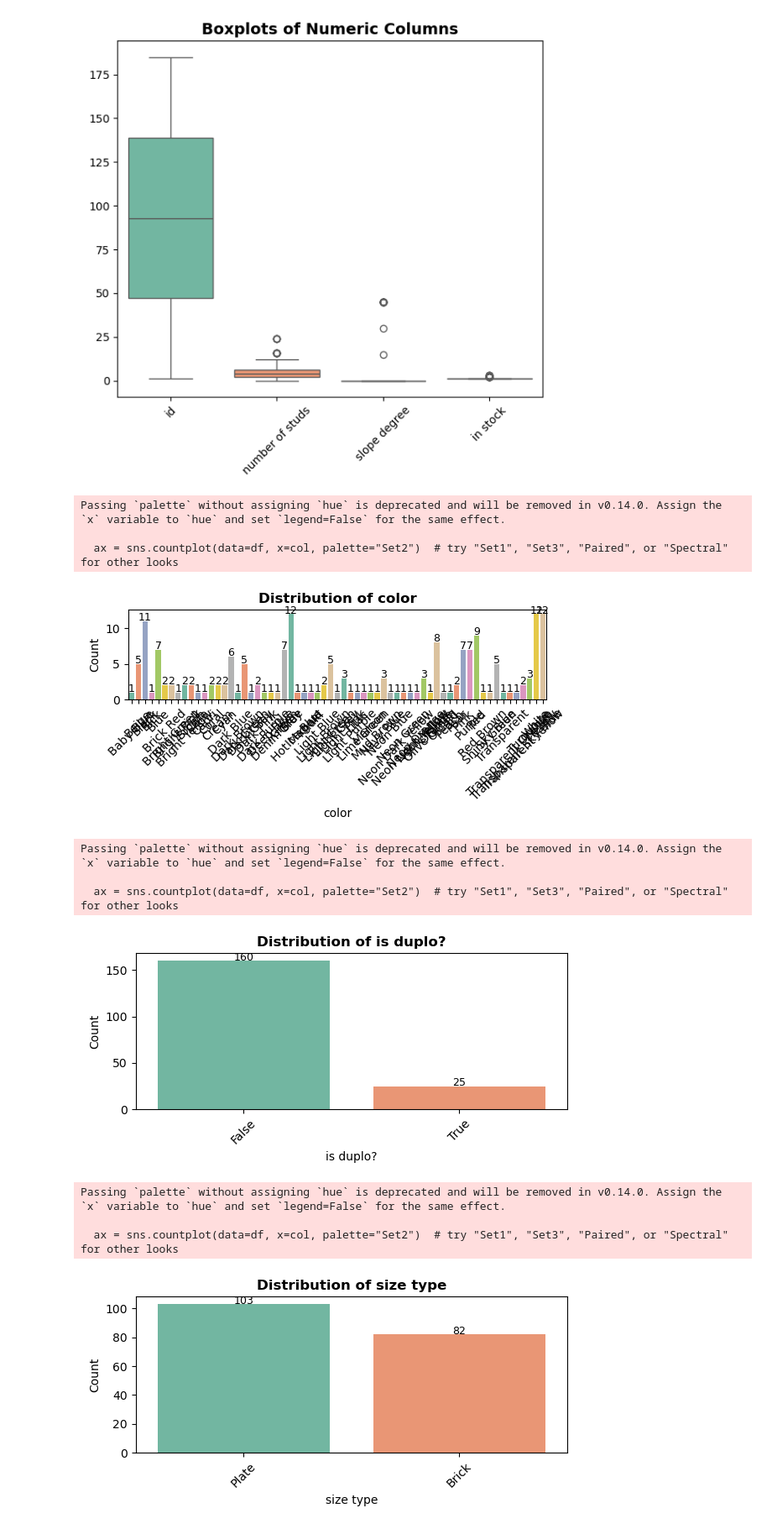
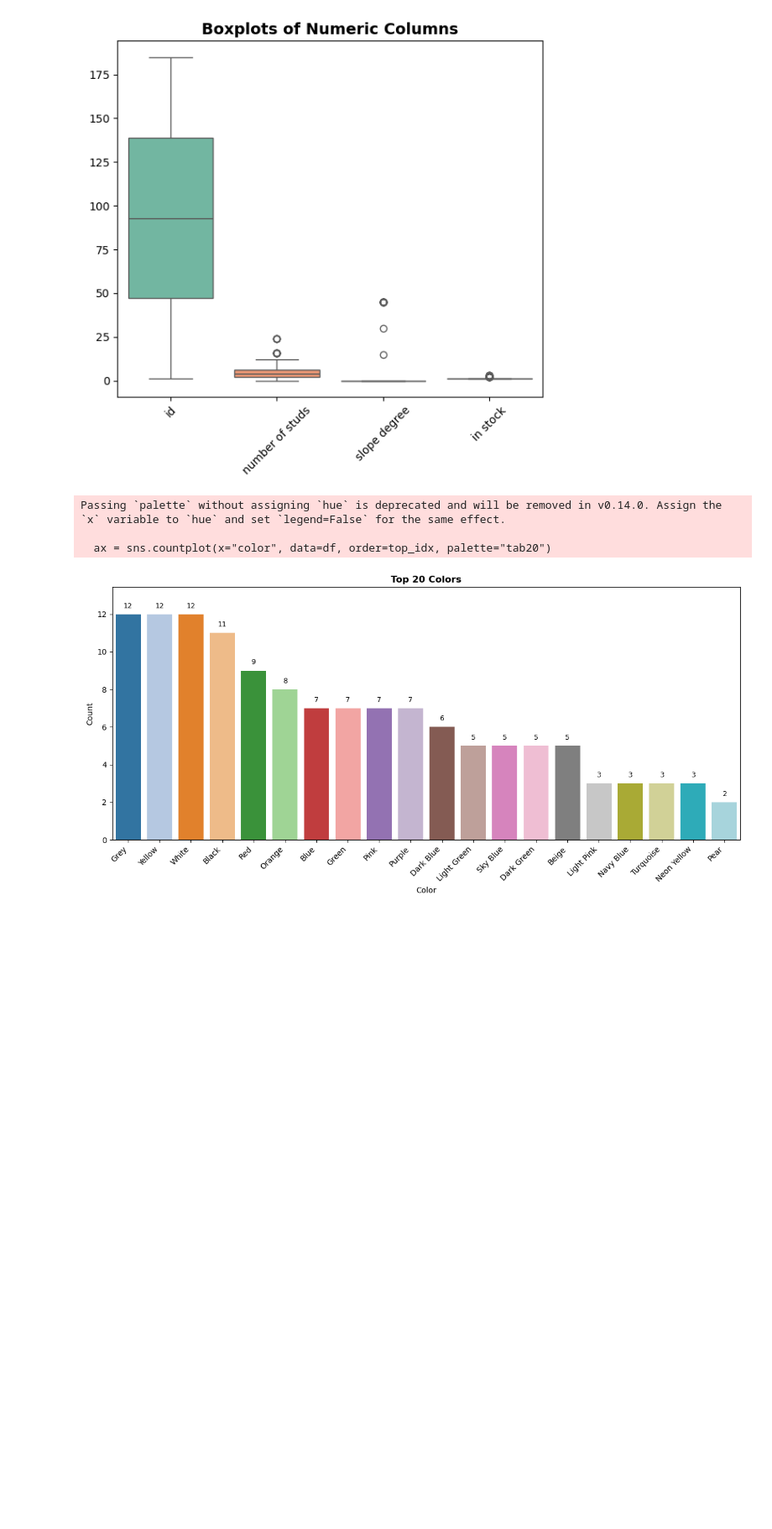
Before and after one commit to Titaniel3/ASDA_2025_Group_1_Portfolio_new, a Jupyter notebook: notebooks/week_03_group_1_notebook.ipynb, the cells around one changed output. Shown at 84% size. Cells and saved outputs as stored; diff of their text form; code cells hidden in the pictures; blank space fills up the shorter version.

Commit message:
plots updated

```diff
--- a/notebooks/week_03_group_1_notebook.ipynb
+++ b/notebooks/week_03_group_1_notebook.ipynb
@@ -647,35 +647,38 @@ plt.show()
 [figure]
 [figure]
 # %%
-cat_cols = df.select_dtypes(include=['object', 'bool']).columns
+# Get only the color distribution
+counts = df["color"].value_counts(dropna=True)
+n_unique = counts.size
 
-# Plot colorful barplots for each categorical column
-for col in cat_cols:
-    plt.figure(figsize=(6, 3))
-    ax = sns.countplot(data=df, x=col, palette="Set2")  # try "Set1", "Set3", "Paired", or "Spectral" for other looks
-    plt.title(f"Distribution of {col}", fontsize=12, fontweight='bold')
-    plt.xticks(rotation=45)
-    plt.xlabel(col, fontsize=10)
-    plt.ylabel("Count", fontsize=10)
+# Show top 20 colors
+top_n = 20
+top_idx = counts.index[:top_n]
+top_counts = counts.loc[top_idx]
+max_count = top_counts.max()
 
-    # Add value labels on top of bars
-    for p in ax.patches:
-        height = p.get_height()
-        ax.text(p.get_x() + p.get_width()/2., height + 0.1,
-                f'{int(height)}', ha="center", fontsize=9)
+# Create the plot
+plt.figure(figsize=(12, 6))
+ax = sns.countplot(x="color", data=df, order=top_idx, palette="tab20")
+plt.title(f"Top {min(top_n, n_unique)} Colors", fontsize=12, fontweight="bold")
+plt.xlabel("Color", fontsize=10)
+plt.ylabel("Count", fontsize=10)
+plt.xticks(rotation=45, ha="right")
 
-    plt.tight_layout()
-    plt.show()
+# Ensure some room above the tallest bar
+ax.set_ylim(0, max_count * 1.12)
+
+# Annotate counts on top of bars
+offset = max_count * 0.02  # smaller offset for closer labels
+for p in ax.patches:
+    height = p.get_height()
+    ax.text(p.get_x() + p.get_width() / 2., height + offset,
+            f"{int(height)}", ha="center", va="bottom", fontsize=9, clip_on=False)
+
+plt.tight_layout()
+plt.show()
 # %% [output]
 Passing `palette` without assigning `hue` is deprecated and will be removed in v0.14.0. Assign the `x` variable to `hue` and set `legend=False` for the same effect.
 
-  ax = sns.countplot(data=df, x=col, palette="Set2")  # try "Set1", "Set3", "Paired", or "Spectral" for other looks
+  ax = sns.countplot(x="color", data=df, order=top_idx, palette="tab20")
-[figure, old version]
+[figure, new version]
-Passing `palette` without assigning `hue` is deprecated and will be removed in v0.14.0. Assign the `x` variable to `hue` and set `legend=False` for the same effect.
-
-  ax = sns.countplot(data=df, x=col, palette="Set2")  # try "Set1", "Set3", "Paired", or "Spectral" for other looks
-[figure, removed]
-Passing `palette` without assigning `hue` is deprecated and will be removed in v0.14.0. Assign the `x` variable to `hue` and set `legend=False` for the same effect.
-
-  ax = sns.countplot(data=df, x=col, palette="Set2")  # try "Set1", "Set3", "Paired", or "Spectral" for other looks
-[figure, removed]
```
Also changed, not shown: parts of 2 cells of this notebook, 4 other files.
